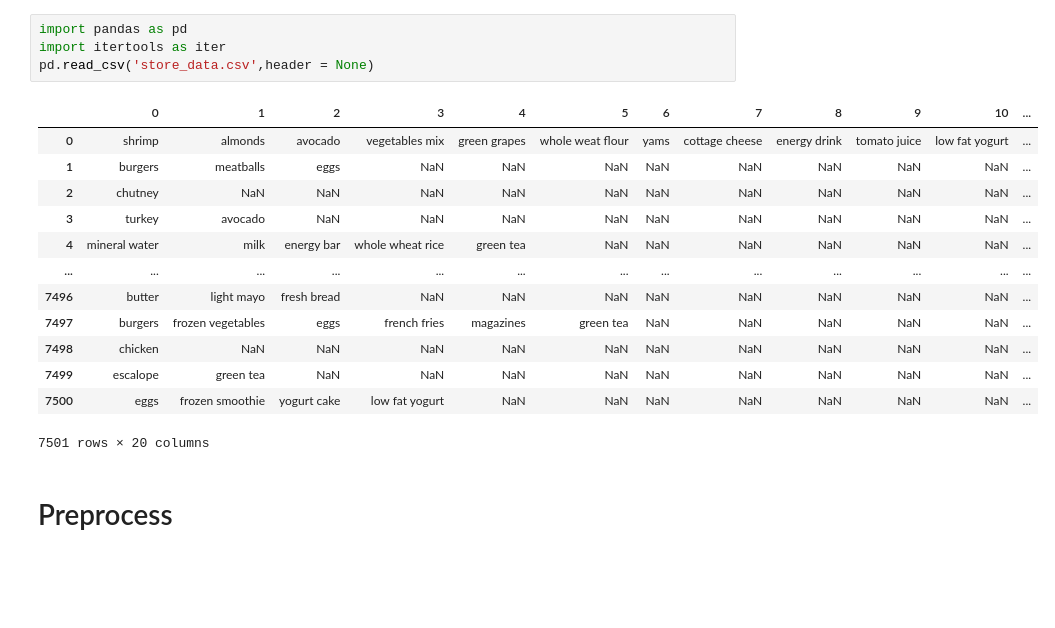
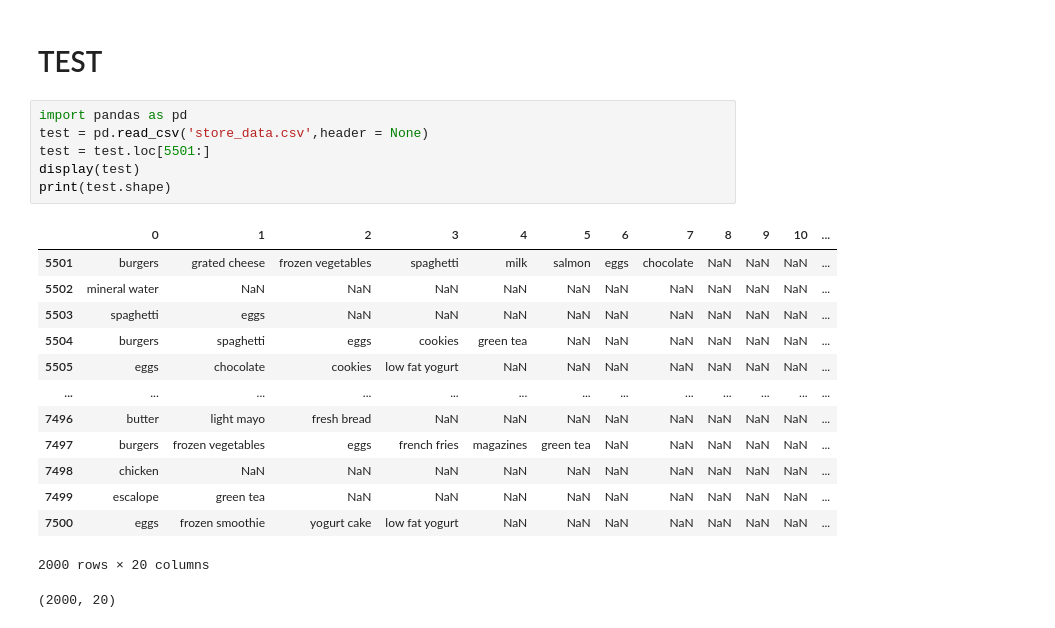
Before and after one commit to vuhoangphuc20000/Apriori, a Jupyter notebook: apriori.ipynb, the cells around one changed output. Cells and saved outputs as stored; diff of their text form; blank space fills up the shorter version.

```diff
--- a/apriori.ipynb
+++ b/apriori.ipynb
@@ -3,20 +330,23 @@
+# %% [markdown]
+# TEST
 # %%
 import pandas as pd
-import itertools as iter
-pd.read_csv('store_data.csv',header = None)
+test = pd.read_csv('store_data.csv',header = None)
+test = test.loc[5501:]
+display(test)
+print(test.shape)
 # %% [output]
 |  | 0 | 1 | 2 | 3 | 4 | 5 | 6 | 7 | 8 | 9 | 10 | ... |
-| 0 | shrimp | almonds | avocado | vegetables mix | green grapes | whole weat flour | yams | cottage cheese | energy drink | tomato juice | low fat yogurt | ... |
-| 1 | burgers | meatballs | eggs | NaN | NaN | NaN | NaN | NaN | NaN | NaN | NaN | ... |
-| 2 | chutney | NaN | NaN | NaN | NaN | NaN | NaN | NaN | NaN | NaN | NaN | ... |
-| 3 | turkey | avocado | NaN | NaN | NaN | NaN | NaN | NaN | NaN | NaN | NaN | ... |
-| 4 | mineral water | milk | energy bar | whole wheat rice | green tea | NaN | NaN | NaN | NaN | NaN | NaN | ... |
+| 5501 | burgers | grated cheese | frozen vegetables | spaghetti | milk | salmon | eggs | chocolate | NaN | NaN | NaN | ... |
+| 5502 | mineral water | NaN | NaN | NaN | NaN | NaN | NaN | NaN | NaN | NaN | NaN | ... |
+| 5503 | spaghetti | eggs | NaN | NaN | NaN | NaN | NaN | NaN | NaN | NaN | NaN | ... |
+| 5504 | burgers | spaghetti | eggs | cookies | green tea | NaN | NaN | NaN | NaN | NaN | NaN | ... |
+| 5505 | eggs | chocolate | cookies | low fat yogurt | NaN | NaN | NaN | NaN | NaN | NaN | NaN | ... |
 | ... | ... | ... | ... | ... | ... | ... | ... | ... | ... | ... | ... | ... |
 | 7496 | butter | light mayo | fresh bread | NaN | NaN | NaN | NaN | NaN | NaN | NaN | NaN | ... |
 | 7497 | burgers | frozen vegetables | eggs | french fries | magazines | green tea | NaN | NaN | NaN | NaN | NaN | ... |
 | 7498 | chicken | NaN | NaN | NaN | NaN | NaN | NaN | NaN | NaN | NaN | NaN | ... |
 | 7499 | escalope | green tea | NaN | NaN | NaN | NaN | NaN | NaN | NaN | NaN | NaN | ... |
 | 7500 | eggs | frozen smoothie | yogurt cake | low fat yogurt | NaN | NaN | NaN | NaN | NaN | NaN | NaN | ... |
-7501 rows × 20 columns
+2000 rows × 20 columns
+(2000, 20)
-# %% [markdown]
-# Preprocess
```
Also changed, not shown: parts of 25 cells of this notebook.
